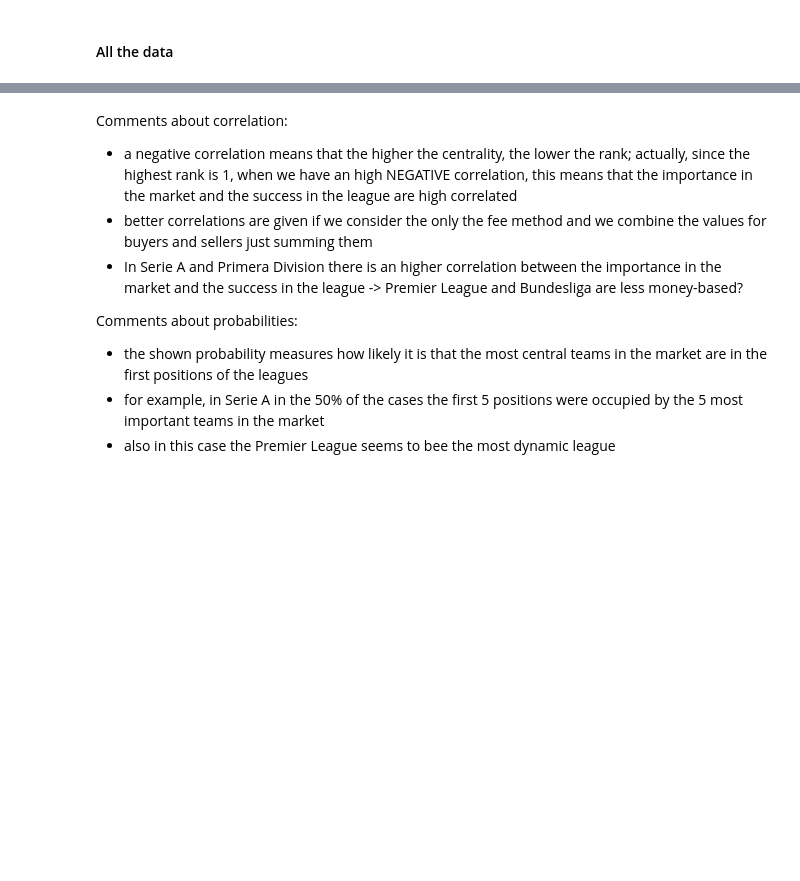
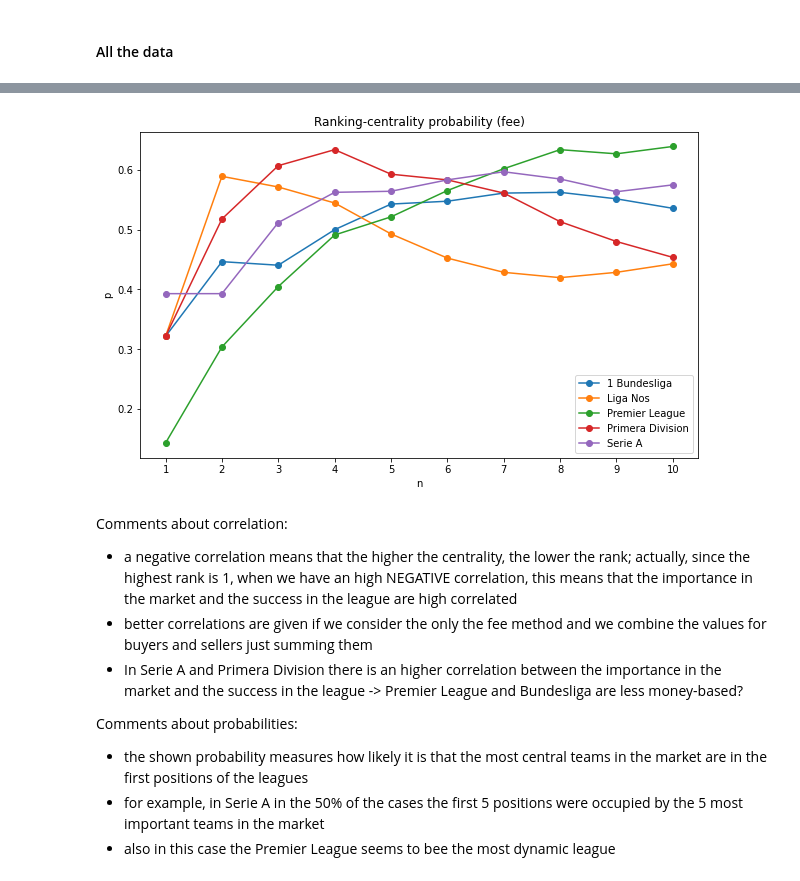
Before and after one commit to marcros/football-transfers, a Jupyter notebook: centrality-ranking.ipynb, the cells around one changed output, grey strips where cells are left out. Drawn from its saved outputs; the diff is of its cells as text; code cells hidden in the pictures; blank space fills up the shorter version.

```diff
--- a/centrality-ranking.ipynb
+++ b/centrality-ranking.ipynb
@@ -39,8 +39,8 @@ def get_centrality(g, club, league, weights='weight'):
     strenght_buyer = strengths[buyer_idx]
     strenght_seller = strengths[seller_idx]
 
-    z_buyer  = (strenght_buyer  - np.mean(strengths_league))/np.std(strengths_league)
-    z_seller = (strenght_seller - np.mean(strengths_league))/np.std(strengths_league)
+    z_buyer  = (strenght_buyer  - np.mean(strengths_league))/(np.std(strengths_league)+1.1e-07)
+    z_seller = (strenght_seller - np.mean(strengths_league))/(np.std(strengths_league)+1.1e-07)
 
     # Return a vector with three elements: the centrality for the buyer, for the seller and the total
     z = np.zeros(3)
@@ -102,7 +103,7 @@ def get_rank_centrality_corr(major_leagues, year_from, year_to):
 
     return correlations
 # %%
-def get_centrality_position_prob(major_leagues, year_from, year_to, positions=5):
+def get_centrality_position_prob(major_leagues, year_from, year_to, positions=4):
 
     probs = []
     for l in major_leagues:
@@ -114,18 +115,17 @@ def get_centrality_position_prob(major_leagues, year_from, year_to, positions=5)
         fee, freq = get_centrality_years(teams, l, year_from, year_to)
         # best 5 teams for each year (last index: 0-buyer,1-seller,2-combined)
         best_centralities = np.argsort(fee[:, :, 2], axis=0)[::-1]
-        best_centralities = best_centralities[:5,:]
+        best_centralities = best_centralities[:positions,:]
 
         # retrieve the number of teams with the highest centrality that were also in the highest ranking positions
         counts = 0
         for i,y in enumerate(years):
-            y_ranks = ranks[str(y)][:positions]
-            for c in best_centralities[:,i]:
-                if teams[c] in y_ranks:
-                    counts += 1
+            y_ranks = ranks[str(y)].sort_values()[:positions]
+            counts += len(set(y_ranks.keys())&set(teams[best_centralities[:,i]]))
 
         prob = counts/(positions*len(years))
-        print('Probability to see most central teams in highest positions in {}: {:.2f}'.format(l, prob))
+        #print('Probability to see most central teams in highest positions in {}: {:.2f}'.format(l, prob))
+        #print(round(prob, 2))
         probs.append(prob)
     return probs
 # %% [markdown]
@@ -133,7 +133,7 @@ def get_centrality_position_prob(major_leagues, year_from, year_to, positions=5)
 # %% [markdown]
 #### All the data
 # %%
-major_leagues = ['Premier League', 'Serie A', '1 Bundesliga', 'Primera Division']
+major_leagues = ['1 Bundesliga','Liga Nos', 'Premier League',  'Primera Division', 'Serie A']
 # %%
 _ = get_rank_centrality_corr(major_leagues, 1992, 2019)
 print('\n')
@@ -151,0 +147,7 @@ Probability to see most central teams in highest positions in Primera Division:
+# %%
+mj_ps = {m:[] for m in major_leagues}
+for n in range(1, 11):
+    print(n)
+    probs = get_centrality_position_prob(major_leagues, 1992, 2019, positions=n)
+    for i, m in enumerate(major_leagues):
+        mj_ps[m].append(probs[i])
@@ -152,3 +165,17 @@ Probability to see most central teams in highest positions in Primera Division:
+# %%
+plt.figure(figsize=(10,6))
+for i, m in enumerate(major_leagues):
+    plt.plot(mj_ps[m], '-o', label=m)
+
+plt.title('Ranking-centrality probability (fee)')
+plt.xlabel('n')
+plt.ylabel('p')
+plt.xticks(range(0, 10), range(1, 11))
+plt.legend()
+plt.savefig('ranking_centrality_prob.png')
+plt.show()
+# %% [output]
+[figure, added]
 # %% [markdown]
 Comments about correlation:
 
```
Also changed, not shown: parts of 6 cells of this notebook, 2 other files.
